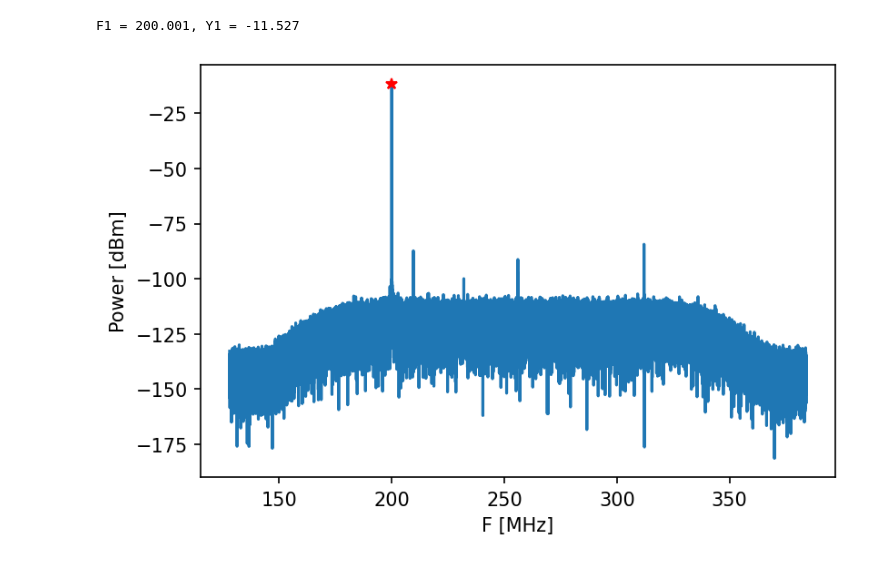
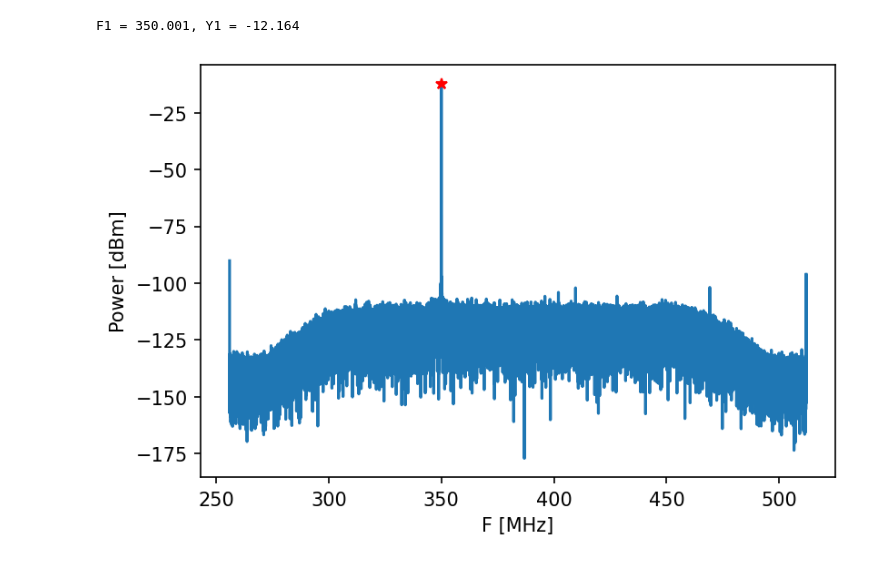
Before and after one commit to openquantumhardware/qick-tools, a Jupyter notebook: spectrum_v1/pynq/spectrum_v1.ipynb, the cells around one changed output. Saved outputs shown, nothing was run; the diff lists cells and outputs as text; code cells hidden in the pictures.

Commit message:
New version of the spectrum_v1.ipynb notebook. Working with the spectrum_compat branch of qick

```diff
--- a/spectrum_v1/pynq/spectrum_v1.ipynb
+++ b/spectrum_v1/pynq/spectrum_v1.ipynb
@@ -12,6 +8,9 @@ import matplotlib.pyplot as plt
 from numpy.fft import fft, fftshift
 # %%
 # Load bitstream with custom overlay
-soc = TopSoc('./spectrum_v1.bit', ignore_version=True, force_init_clks=False)
-#soc = TopSoc('./spectrum_v1_w_intc.bit', ignore_version=True, force_init_clks=False)
+soc = SpectrumSoc('./spectrum_v1.bit', no_tproc=True)
+
+soccfg=soc
+# Print information.
+print(soccfg)
 # %% [output]
@@ -22,0 +30,5 @@ pasamos FFT 64k
+# %%
+#########################
+### Define dual chain ###
+#########################
+chain = DualChain(soc,soc['analysis'][0],soc['synthesis'][0])
@@ -24,47 +40,41 @@ pasamos FFT 64k
 #################################
 ### Single Channel PFB output ###
 #################################
-# Output frequency.
-fout = 200
-soc.iq.set_iq(i=0.99,q=0.99)
-soc.mixer.set_freq(f=fout,tile=1,dac=3)
+fout = 350
+chain.synthesis.set_tone(fout)
 
-# PFB channel.
-K = soc.pfb.freq2ch(f = fout) # K=2
-soc.chsel.set(K)
-
-# Channel center frequency.
-FC = soc.pfb.ch2freq(K) #FC=128
+# Compute channel center frequency.
+FC = chain.analysis.ch2freq(chain.analysis.freq2ch(fout))
 
 # Get data.
-[xi,xq] = soc.buff.get_data()
+[xi,xq] = chain.get_bin_pfb(fout)
 x = xi + 1j*xq
 
 # ADU to V.
 # 500mV --> 2^15
 x = x*0.5/2**15
 
 # Spectrum.
 w = np.hanning(len(x))
 Aw = len(w)/np.sum(w)
 xw = Aw*x*w
 Y = fftshift(fft(xw)/len(xw))
-F = np.linspace(-soc.pfb.get_fb()/2,soc.pfb.get_fb()/2,len(Y))
+F = np.linspace(-chain.fs_ch/2,chain.fs_ch/2,len(Y))
 
 # Normalize to dBm.
 R = 50;
 Y = 10*np.log10((np.abs(Y)**2)/(2*R*1e-3));
 
 # Max.
-[F1,Y1] = soc.findPeak(F,Y);
+[F1,Y1] = findPeak(F,Y);
 print('F1 = {:.3f}, Y1 = {:.3f}'.format(F1+FC,Y1));
 
 plt.figure(1,dpi=150)
 plt.plot(F+FC,Y)
 plt.plot(F1+FC,Y1,'r*');
 plt.xlabel("F [MHz]");
 plt.ylabel("Power [dBm]");
 # %% [output]
-F1 = 200.001, Y1 = -11.527
+F1 = 350.001, Y1 = -12.164
-[figure, old version]
+[figure, new version]
 # %%
```
Also changed, not shown: parts of 7 cells of this notebook.
